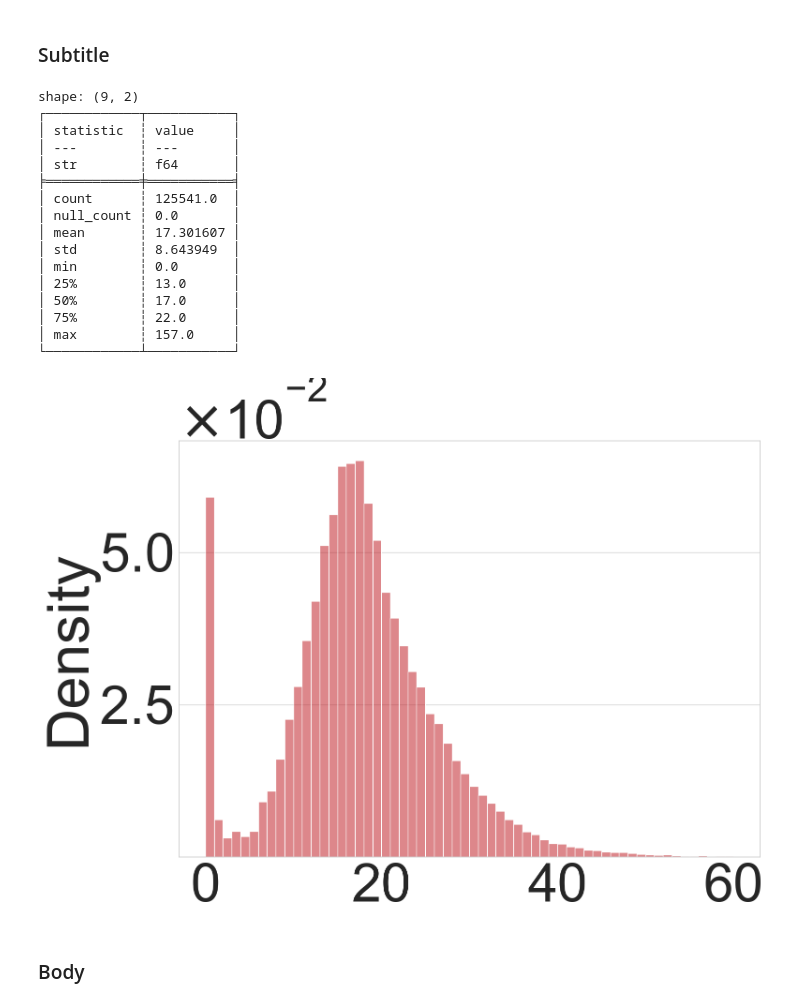
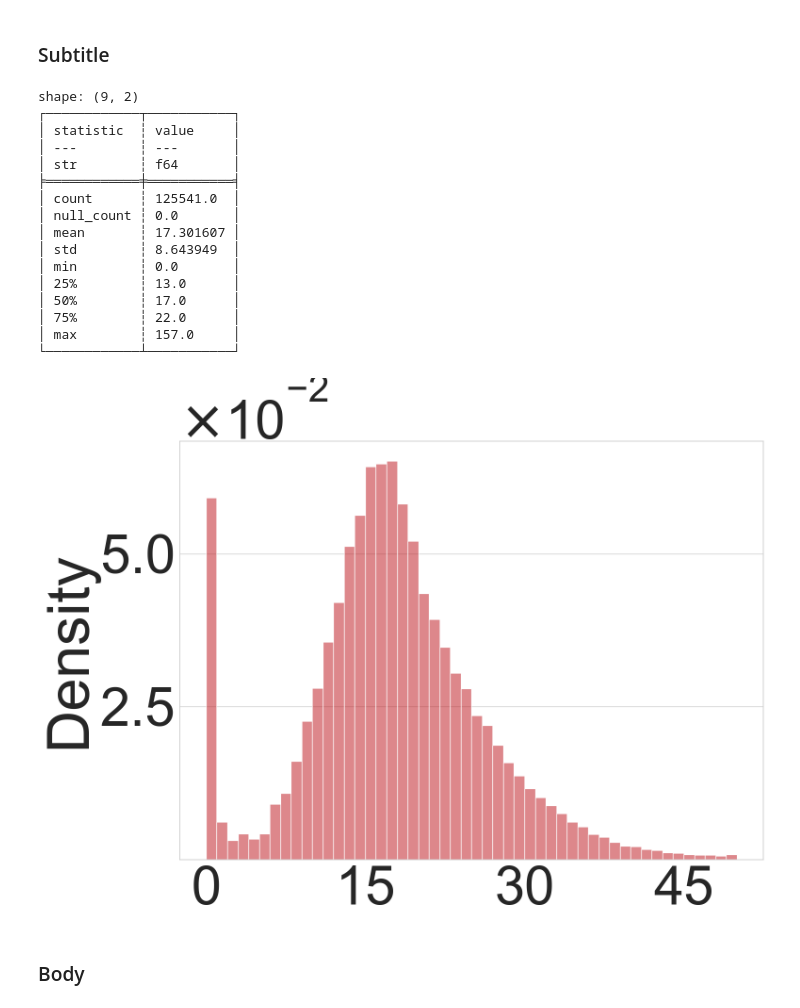
Before and after one commit to ebanalyse/ebnerd-benchmark, a Jupyter notebook: examples/01_datasets/ebnerd_descriptive_analysis.ipynb, the cells around one changed output. Cells and saved outputs as stored; diff of their text form; code cells hidden in the pictures.

```diff
--- a/examples/01_datasets/ebnerd_descriptive_analysis.ipynb
+++ b/examples/01_datasets/ebnerd_descriptive_analysis.ipynb
@@ -239,6 +239,7 @@ N_WORDS_TITLE = "title_len"
 N_WORDS_SUBTITLE = "subtitle_len"
 N_WORDS_BODY = "body_len"
 CATEGORY_DIST_NAME = "category_distribution"
+FONTSIZE = 90
 # %% [markdown]
 ## Concat datasets
 # %%
@@ -473,32 +474,32 @@ shape: (9, 2)
 # %%
 print(df_articles[N_WORDS_SUBTITLE].describe())
 plot_histogram(
-    df_articles.filter(pl.col(N_WORDS_SUBTITLE) <= 60).select(N_WORDS_SUBTITLE),
+    df_articles.filter(pl.col(N_WORDS_SUBTITLE) <= 50).select(N_WORDS_SUBTITLE),
     num_xticks=4,
     num_yticks=3,
-    fontsize=90,
+    fontsize=FONTSIZE,
     binwidth=1,
     column_name=N_WORDS_SUBTITLE,
     save_path=PLOT_PATH.joinpath(N_WORDS_SUBTITLE + ".png"),
 )
 # %% [output]
 shape: (9, 2)
 ┌────────────┬───────────┐
 │ statistic  ┆ value     │
 │ ---        ┆ ---       │
 │ str        ┆ f64       │
 ╞════════════╪═══════════╡
 │ count      ┆ 125541.0  │
 │ null_count ┆ 0.0       │
 │ mean       ┆ 17.301607 │
 │ std        ┆ 8.643949  │
 │ min        ┆ 0.0       │
 │ 25%        ┆ 13.0      │
 │ 50%        ┆ 17.0      │
 │ 75%        ┆ 22.0      │
 │ max        ┆ 157.0     │
 └────────────┴───────────┘
-[figure, old version]
+[figure, new version]
 # %% [markdown]
 ### Body
 # %%
```
Also changed, not shown: parts of 6 cells of this notebook, 6 other files.
